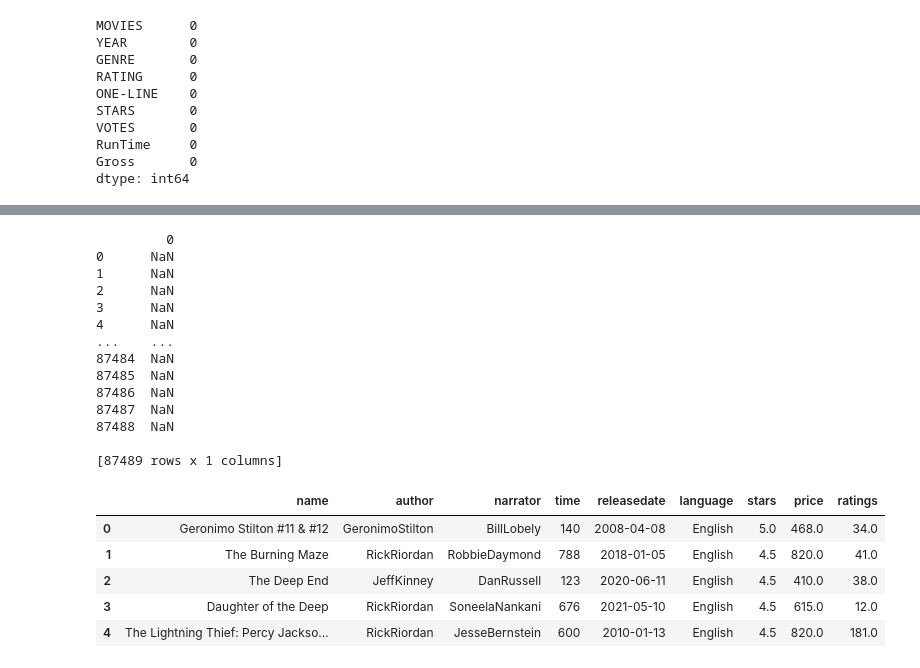
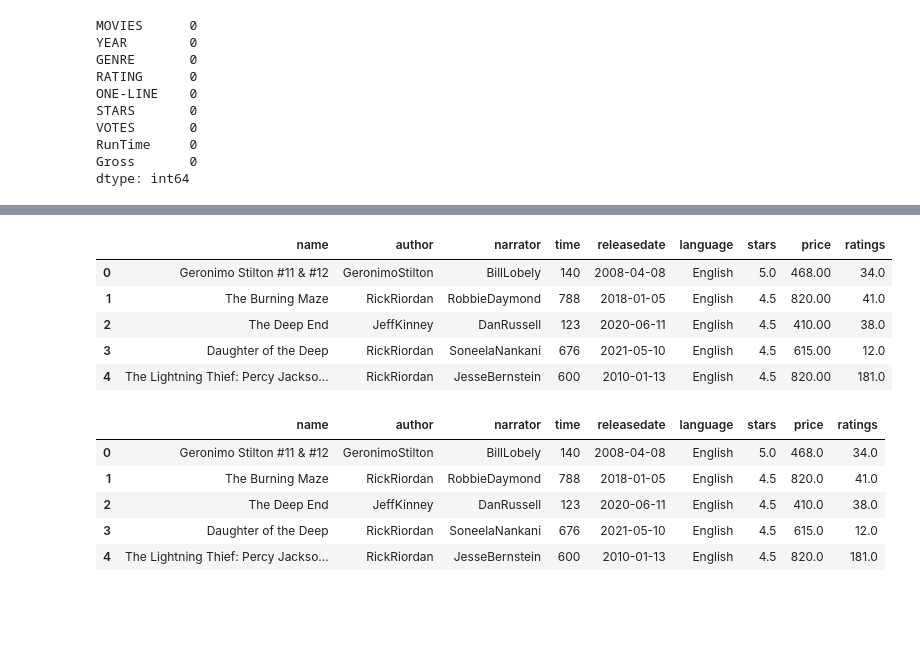
Before and after one commit to Hawawou/ggirls-datascience, a Jupyter notebook: clean.ipynb, the cells around one changed output, grey strips where cells are left out. Drawn from its saved outputs; the diff is of its cells as text; code cells hidden in the pictures; blank space fills up the shorter version.

```diff
--- a/clean.ipynb
+++ b/clean.ipynb
@@ -266,26 +266,34 @@ df3.head()
 | 2 | The Deep End | JeffKinney | DanRussell | 2 hrs and 3 mins | 2020-06-11 | English | 4.5 | 410.00 | 38.0 |
 | 3 | Daughter of the Deep | RickRiordan | SoneelaNankani | 11 hrs and 16 mins | 2021-05-10 | English | 4.5 | 615.00 | 12.0 |
 | 4 | The Lightning Thief: Percy Jackso... | RickRiordan | JesseBernstein | 10 hrs | 2010-01-13 | English | 4.5 | 820.00 | 181.0 |
-# %%
-
-hours = df3['time'].str.extract(r'(\d+)\s*hrs')
-minutes = df3['time'].str.extract(r'(\d+)\s*min')
-print(hours)
-# %% [output]
-         0
-0      NaN
-1      NaN
-2      NaN
-3      NaN
-4      NaN
-...    ...
-87484  NaN
-87485  NaN
-87486  NaN
-87487  NaN
-87488  NaN
-
-[87489 rows x 1 columns]
+# %%
+
+# pattern = r'(\d+)\s*hrs?|(\d+)\s*mins?'
+def convert_to_minutes(time_str):
+    hours = 0
+    minutes = 0
+    # Regex to capture hours and minutes
+    hour_match = re.search(r'(\d+)\s*hrs?', time_str)
+    minute_match = re.search(r'(\d+)\s*mins?', time_str)
+
+    if hour_match:
+        hours = int(hour_match.group(1))
+    if minute_match:
+        minutes = int(minute_match.group(1))
+
+    total_minutes = hours * 60 + minutes
+    return total_minutes
+
+
+df3['time'] = df3['time'].apply(convert_to_minutes)
+df3.head()
+# %% [output]
+|  | name | author | narrator | time | releasedate | language | stars | price | ratings |
+| 0 | Geronimo Stilton #11 & #12 | GeronimoStilton | BillLobely | 140 | 2008-04-08 | English | 5.0 | 468.00 | 34.0 |
+| 1 | The Burning Maze | RickRiordan | RobbieDaymond | 788 | 2018-01-05 | English | 4.5 | 820.00 | 41.0 |
+| 2 | The Deep End | JeffKinney | DanRussell | 123 | 2020-06-11 | English | 4.5 | 410.00 | 38.0 |
+| 3 | Daughter of the Deep | RickRiordan | SoneelaNankani | 676 | 2021-05-10 | English | 4.5 | 615.00 | 12.0 |
+| 4 | The Lightning Thief: Percy Jackso... | RickRiordan | JesseBernstein | 600 | 2010-01-13 | English | 4.5 | 820.00 | 181.0 |
 # %%
 df4 = pd.read_csv('audible_cleaned.csv')
 df4.head()
```
